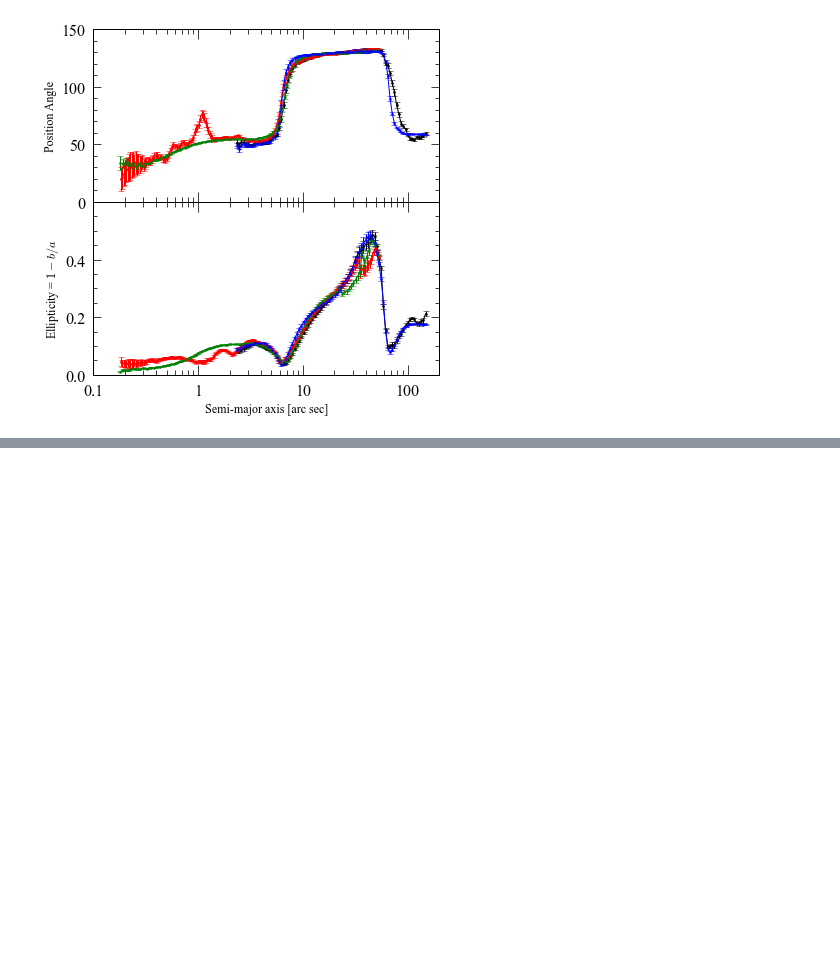
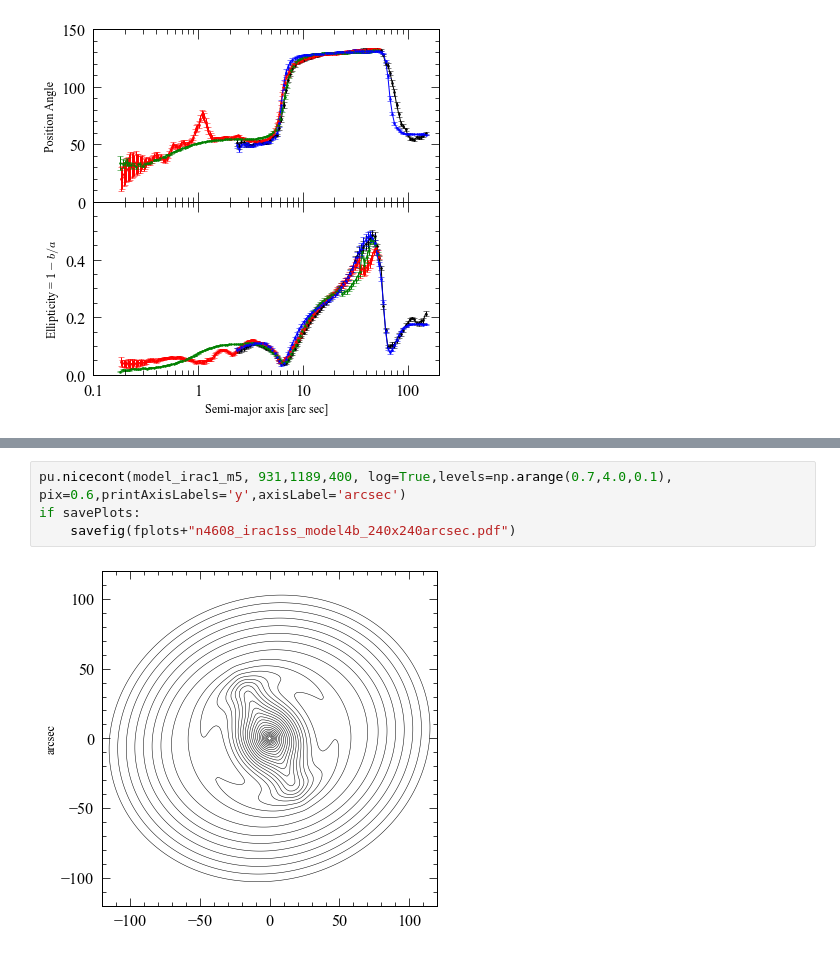
Before and after one commit to perwin/n4608-n4643, a Jupyter notebook: n4608n4643_figures_for_paper.ipynb, the cells around one changed output, grey strips where cells are left out. Drawn from its saved outputs; the diff is of its cells as text; blank space fills up the shorter version.

```diff
--- a/n4608n4643_figures_for_paper.ipynb
+++ b/n4608n4643_figures_for_paper.ipynb
@@ -138,0 +196,6 @@ if savePlots:
+# %%
+pu.nicecont(model_irac1_m5, 931,1189,400, log=True,levels=np.arange(0.7,4.0,0.1), pix=0.6,printAxisLabels='y',axisLabel='arcsec')
+if savePlots:
+    savefig(fplots+"n4608_irac1ss_model4b_240x240arcsec.pdf")
+# %% [output]
+[figure, added]
```
Also changed, not shown: parts of 29 cells of this notebook, 6 other files.
